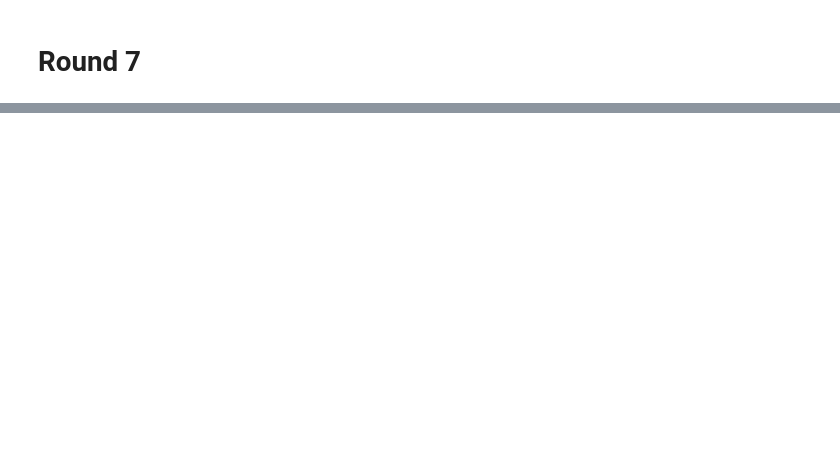
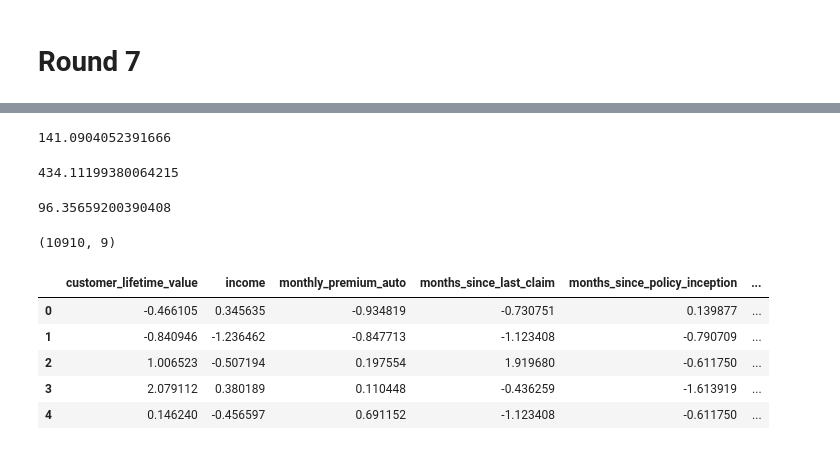
Before and after one commit to mmmaxime/lab-customer-analysis-round-2, a Jupyter notebook: files_for_lab/csv_files/Lab-Round 2 + 3 + 4 + 5 + 6 + 7 + 8.ipynb, the cells around one changed output, grey strips where cells are left out. Drawn from its saved outputs; the diff is of its cells as text; code cells hidden in the pictures; blank space fills up the shorter version.

```diff
--- a/files_for_lab/csv_files/Lab-Round 2 + 3 + 4 + 5 + 6 + 7 + 8.ipynb
+++ b/files_for_lab/csv_files/Lab-Round 2 + 3 + 4 + 5 + 6 + 7 + 8.ipynb
@@ -846,0 +1002,17 @@ data.shape
+# %%
+rmse = np.sqrt(mean_squared_error(y3_train,predictions_train))
+rmse
+# Original output for 140.77981596147794
+# %% [output]
+141.0904052391666
+# %%
+y3_test.mean()
+# Original output for 434.11199380064215
+# %% [output]
+434.11199380064215
+# %%
+mae = mean_absolute_error(y3_train, predictions_train)
+print(mae)
+# Original output for 95.94080831128367
+# %% [output]
+96.35659200390408
@@ -847,7 +1023,15 @@ data.shape
 # %%
 from sklearn.preprocessing import StandardScaler
-Standardtransformer = StandardScaler().fit(X_num)
-X_standardized = Standardtransformer.transform(X_num)
+Standardtransformer = StandardScaler().fit(X2_num)
+X_standardized = Standardtransformer.transform(X2_num)
 print(X_standardized.shape)
-X_standardized = pd.DataFrame(X_standardized,columns=X_num.columns)
+X_standardized = pd.DataFrame(X_standardized,columns=X2_num.columns)
 X_standardized.head()
+# %% [output]
+(10910, 9)
+|  | customer_lifetime_value | income | monthly_premium_auto | months_since_last_claim | months_since_policy_inception | ... |
+| 0 | -0.466105 | 0.345635 | -0.934819 | -0.730751 | 0.139877 | ... |
+| 1 | -0.840946 | -1.236462 | -0.847713 | -1.123408 | -0.790709 | ... |
+| 2 | 1.006523 | -0.507194 | 0.197554 | 1.919680 | -0.611750 | ... |
+| 3 | 2.079112 | 0.380189 | 0.110448 | -0.436259 | -1.613919 | ... |
+| 4 | 0.146240 | -0.456597 | 0.691152 | -1.123408 | -0.611750 | ... |
```
Also changed, not shown: parts of 89 cells of this notebook.
